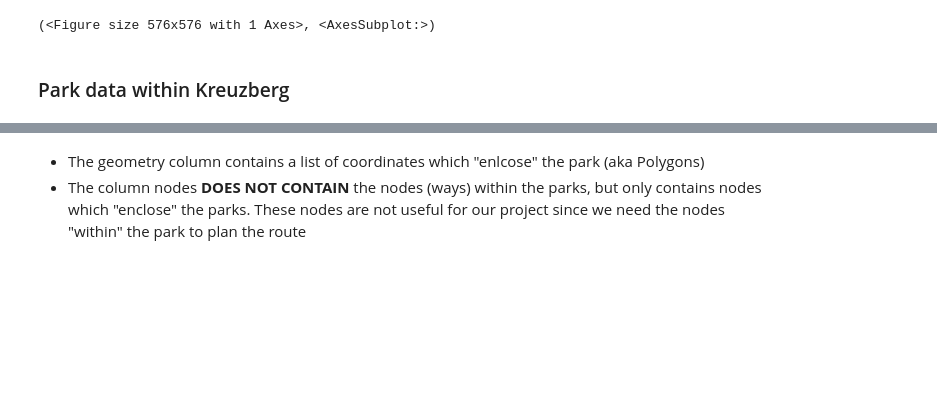
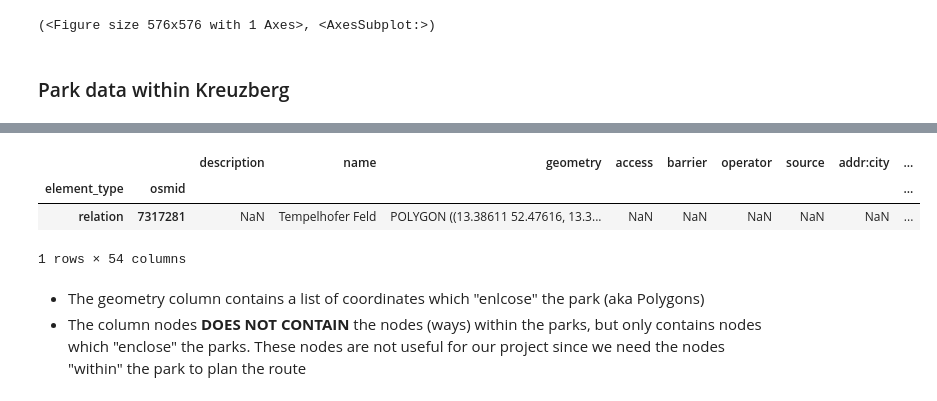
Before and after one commit to Heity94/WalkieLookie, a Jupyter notebook: notebooks/ParkData_Example.ipynb, the cells around one changed output, grey strips where cells are left out. Saved outputs shown, nothing was run; the diff lists cells and outputs as text; code cells hidden in the pictures; blank space fills up the shorter version.

```diff
--- a/notebooks/ParkData_Example.ipynb
+++ b/notebooks/ParkData_Example.ipynb
@@ -118,3 +123,10 @@ bln_xberg_parks[["name","geometry","nodes"]].head(3)
+# %%
+bln_xberg_parks[bln_xberg_parks.name=="Tempelhofer Feld"]
+# %% [output]
+|  |  | description | name | geometry | access | barrier | operator | source | addr:city | ... |
+| element_type | osmid |  |  |  |  |  |  |  |  | ... |
+| relation | 7317281 | NaN | Tempelhofer Feld | POLYGON ((13.38611 52.47616, 13.3... | NaN | NaN | NaN | NaN | NaN | ... |
+1 rows × 54 columns
 # %% [markdown]
 - The geometry column contains a list of coordinates which "enlcose" the park (aka Polygons)
 - The column nodes **DOES NOT CONTAIN** the nodes (ways) within the parks, but only contains nodes which "enclose" the parks. These nodes are not useful for our project since we need the nodes "within" the park to plan the route
```
Also changed, not shown: parts of 16 cells of this notebook.
